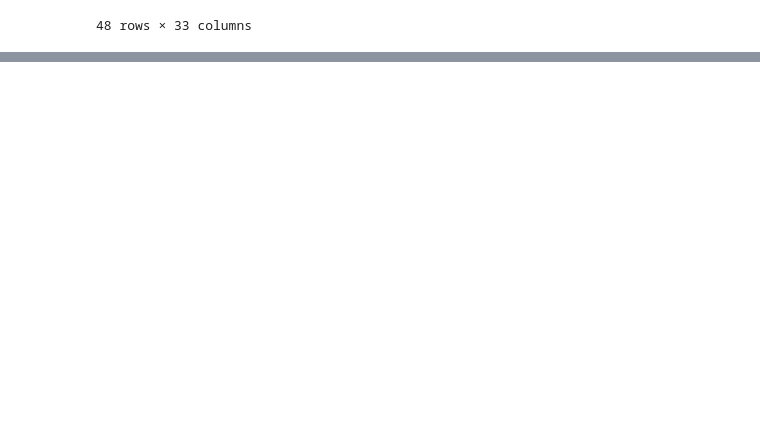
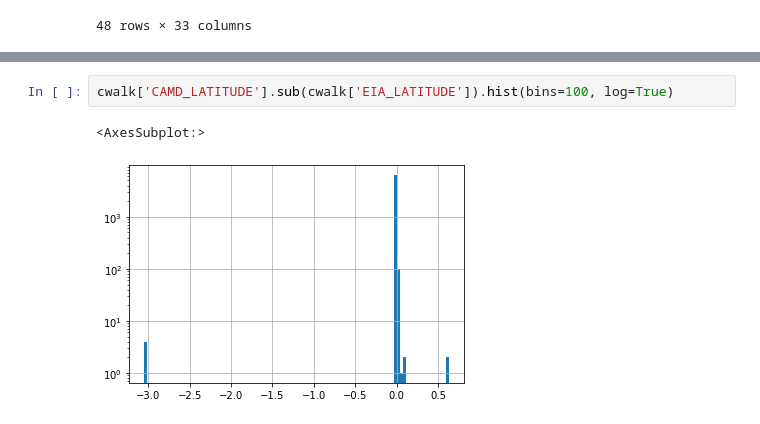
Before and after one commit to catalyst-cooperative/epacems_ramp_rates, a Jupyter notebook: notebooks/4.0-tb-EPA_crosswalk_explore.ipynb, the cells around one changed output, grey strips where cells are left out. Saved outputs shown, nothing was run; the diff lists cells and outputs as text; blank space fills up the shorter version.

```diff
--- a/notebooks/4.0-tb-EPA_crosswalk_explore.ipynb
+++ b/notebooks/4.0-tb-EPA_crosswalk_explore.ipynb
@@ -224,0 +295,5 @@ EPA docs did note that steam turbine generators have the option of reporting ele
+# %%
+cwalk['CAMD_LATITUDE'].sub(cwalk['EIA_LATITUDE']).hist(bins=100, log=True)
+# %% [output]
+<AxesSubplot:>
+[figure, added]
```
Also changed, not shown: parts of 18 cells of this notebook.
